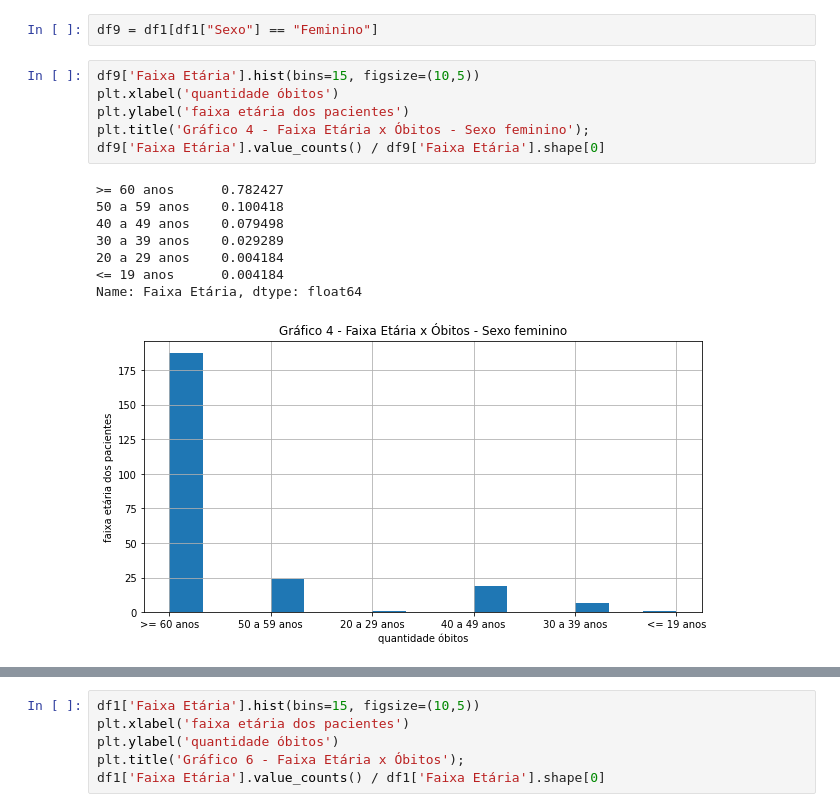
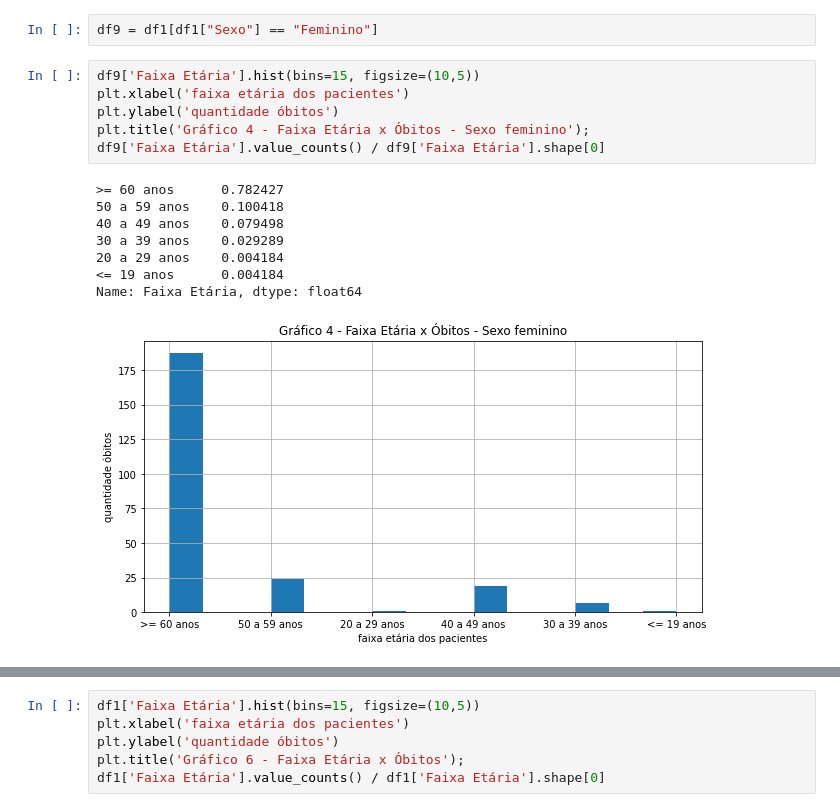
Before and after one commit to carmenscar/Data-Science-projects, a Jupyter notebook: analisecovidbsb.ipynb, the cells around one changed output, grey strips where cells are left out. Saved outputs shown, nothing was run; the diff lists cells and outputs as text.

```diff
--- a/analisecovidbsb.ipynb
+++ b/analisecovidbsb.ipynb
@@ -234,19 +234,19 @@ Name: Sexo, dtype: float64
 df9 = df1[df1["Sexo"] == "Feminino"]
 # %%
 df9['Faixa Etária'].hist(bins=15, figsize=(10,5))
-plt.xlabel('quantidade óbitos')
-plt.ylabel('faixa etária dos pacientes')
+plt.xlabel('faixa etária dos pacientes')
+plt.ylabel('quantidade óbitos')
 plt.title('Gráfico 4 - Faixa Etária x Óbitos - Sexo feminino');
 df9['Faixa Etária'].value_counts() / df9['Faixa Etária'].shape[0]
 # %% [output]
 >= 60 anos      0.782427
 50 a 59 anos    0.100418
 40 a 49 anos    0.079498
 30 a 39 anos    0.029289
 20 a 29 anos    0.004184
 <= 19 anos      0.004184
 Name: Faixa Etária, dtype: float64
-[figure, old version]
+[figure, new version]
 # %%
 df10= df1[df1["Sexo"] == "Masculino"]
 df9['Faixa Etária'].hist(bins=15, figsize=(10,5))
```
Also changed, not shown: parts of 1 cell of this notebook.
